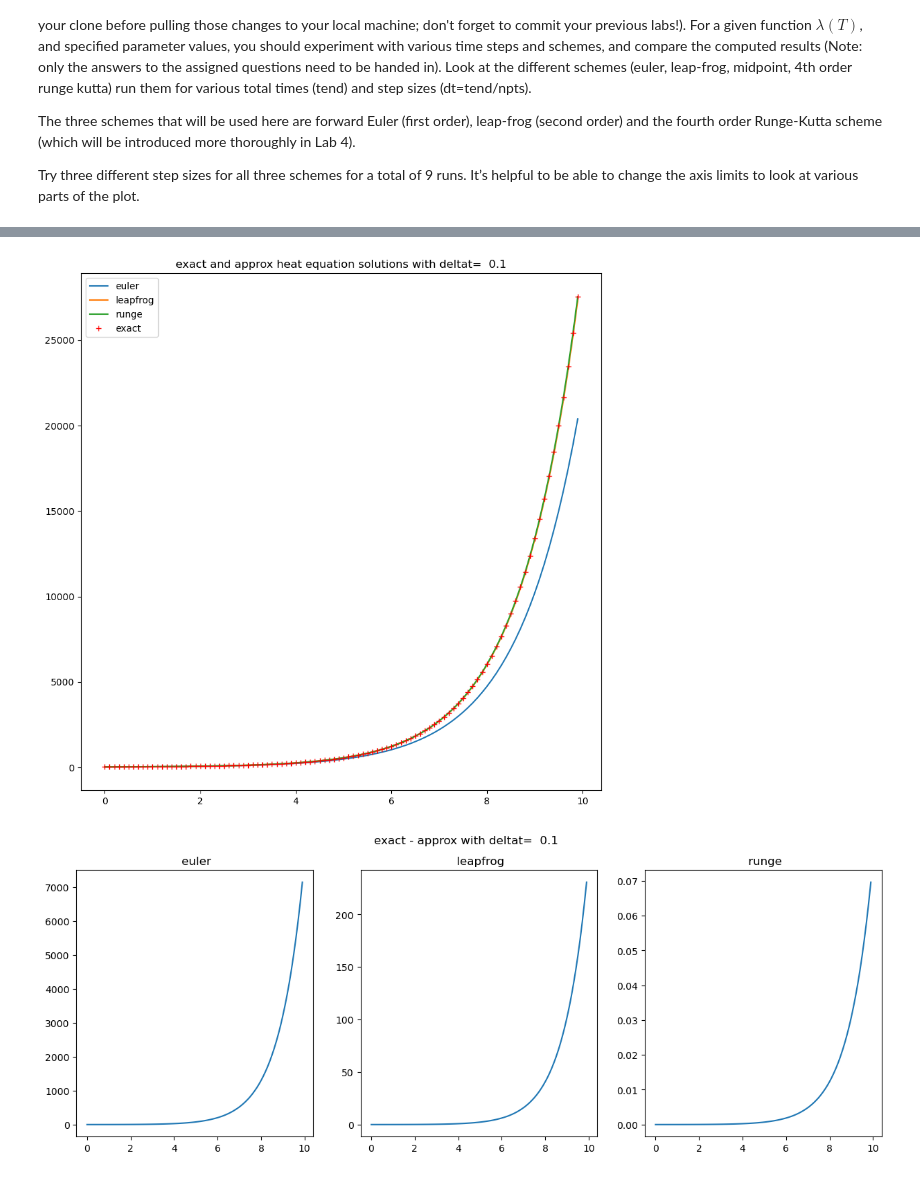
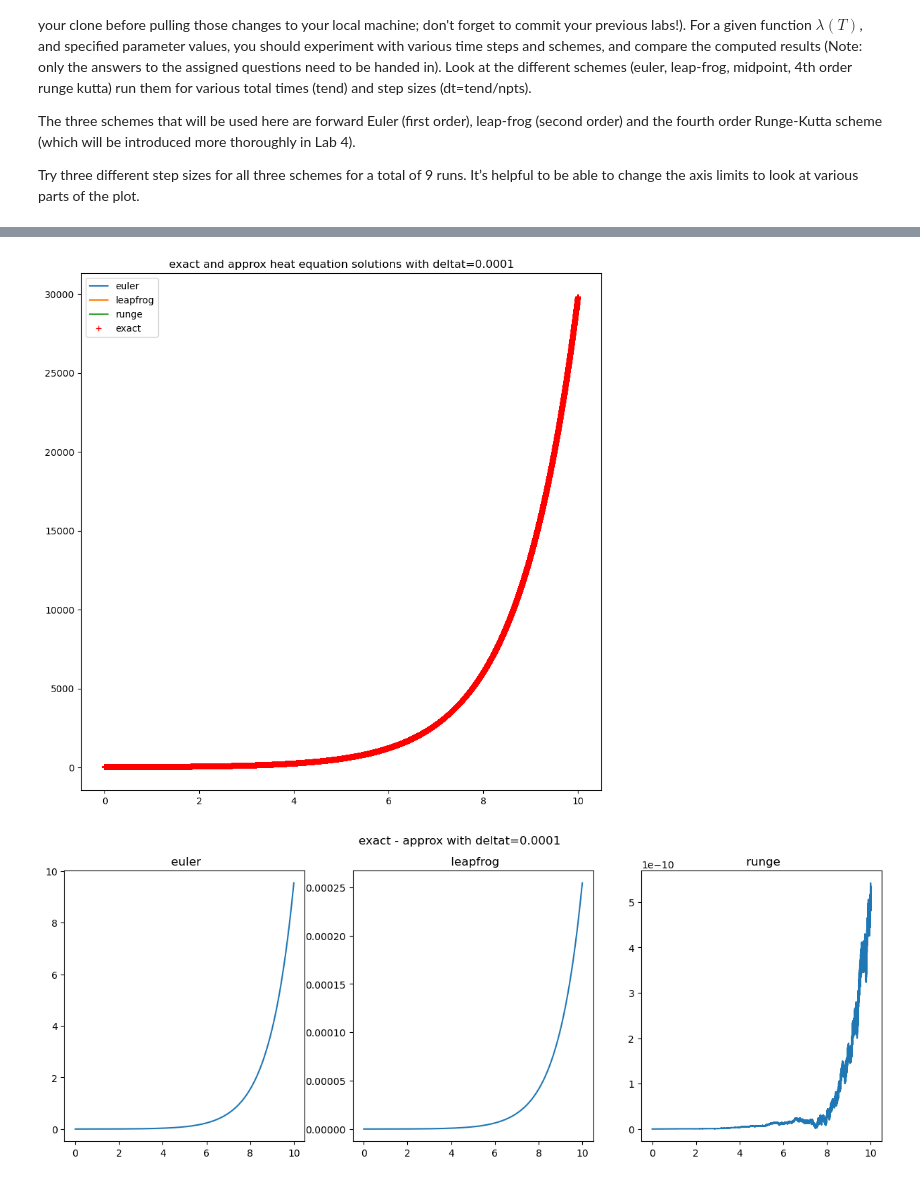
Before and after one commit to fongkenrui/numeric_2024, a Jupyter notebook: notebooks/lab2/Assignment 2.ipynb, the cells around one changed output, grey strips where cells are left out. Drawn from its saved outputs; the diff is of its cells as text; code cells hidden in the pictures.

```diff
--- a/notebooks/lab2/Assignment 2.ipynb
+++ b/notebooks/lab2/Assignment 2.ipynb
@@ -54,7 +54,7 @@ if __name__ == "__main__":
     To = 30
     tend = 10.0
     theLambda = 0.8
-    npts = 30
+    npts = 100
 
     default_args = dict(Ta=Ta,
                         To=To,
@@ -114,7 +114,7 @@ if __name__ == "__main__":
     To = 30
     tend = 10.0
     theLambda = 0.8
-    npts = 100
+    npts = 100000
 
     default_args = dict(Ta=Ta,
                         To=To,
@@ -135,33 +135,33 @@ if __name__ == "__main__":
         ax1.plot(approxTime, approxTemp, label=fun_choice, )
         keep_curves[fun_choice] = (approxTime,approxTemp)
     #
     # now add the exact solution for comparison
     #
     exactTime = np.empty_like(approxTime)
     exactTemp = np.empty_like(exactTime)
     for i in range(npts):
         exactTime[i] = tend * i / npts
         exactTemp[i] = Ta + (To - Ta) * np.exp(theLambda * exactTime[i])
     ax1.plot(exactTime, exactTemp, 'r+', label='exact')
     deltat=tend / npts
     title = f"exact and approx heat equation solutions with deltat={deltat:5.2g}"
     ax1.set(title=title)
     ax1.legend(loc='best')
     #
     # Make a second plot that shows the difference between exact and euler
     #
     fig2, ax2 = plt.subplots(1, 3,figsize=(15, 5))
     count = 0
     for fun_choice in fun_list:
         approxTemp = keep_curves[fun_choice][1]
         difference = exactTemp - approxTemp
         ax2[count].plot(exactTime, difference, label=f"{fun_choice}")
         title = f" {fun_choice}"
         ax2[count].set(title=title)
         count += 1
     fig2.suptitle(f"exact - approx with deltat={deltat:5.2g}")
     plt.show()
 # %% [output]
-[figure, old version]
+[figure, new version]
-[figure, old version]
+[figure, new version]
 # %%
```
Also changed, not shown: parts of 21 cells of this notebook, 27 other files.
